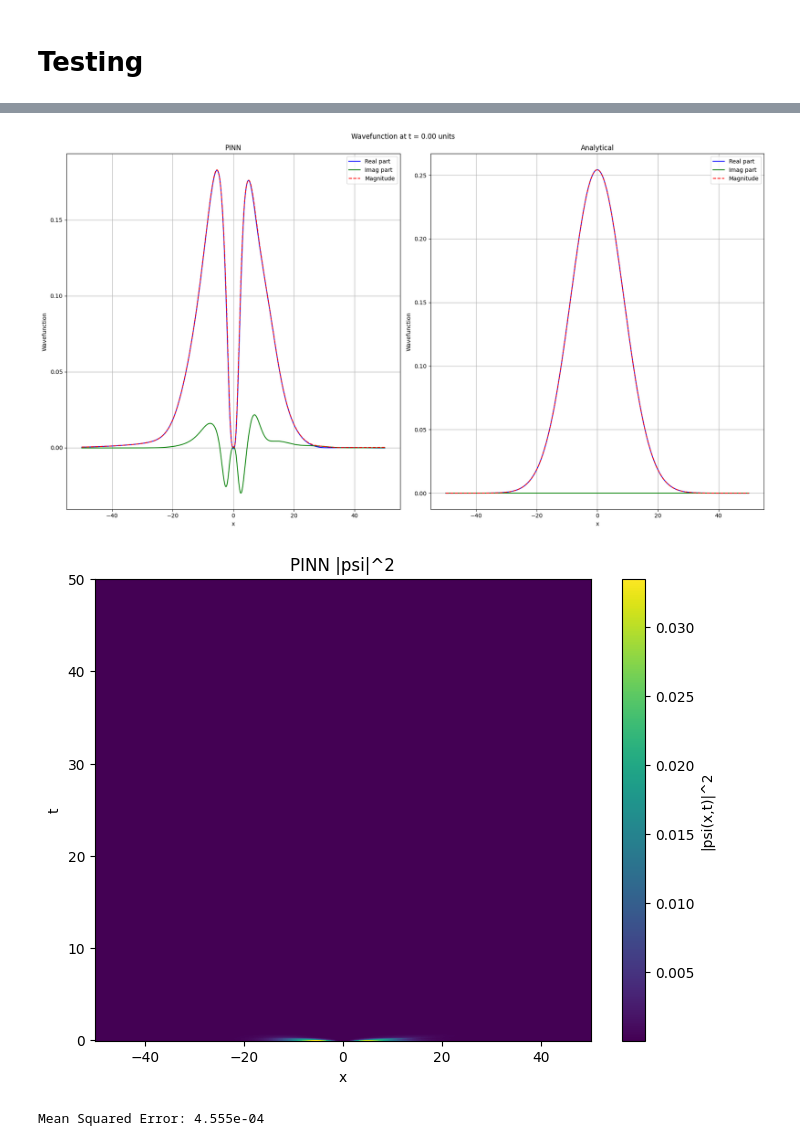
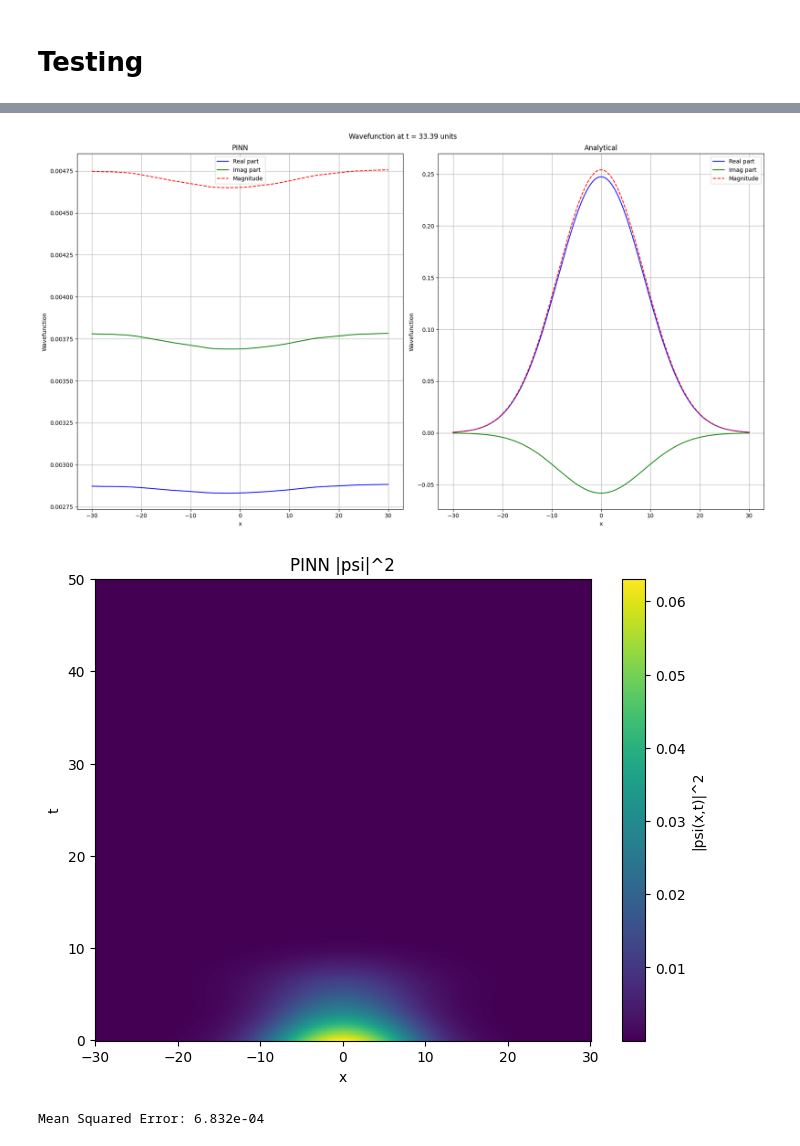
Before and after one commit to thash-jkr/Schrodinger-PINN, a Jupyter notebook: src/tdse-1e-1d.ipynb, the cells around one changed output, grey strips where cells are left out. Drawn from its saved outputs; the diff is of its cells as text; code cells hidden in the pictures.

```diff
--- a/src/tdse-1e-1d.ipynb
+++ b/src/tdse-1e-1d.ipynb
@@ -37,8 +37,8 @@ m = me
 
 omega = 1 / hbar
 
-x_min = -50 # nm
-x_max = 50 # nm
+x_min = -30 # nm
+x_max = 30 # nm
 t_min = 0 # ps
 t_max = 50 # ps
 # %%
@@ -380,7 +348,7 @@ psi_img_pinn = torch.reshape(psi_img_pinn, (Nx, Nt))
 psi_real_pinn = psi_real_pinn.detach().cpu().numpy()
 psi_img_pinn = psi_img_pinn.detach().cpu().numpy()
 # %%
-time_index = 0
+time_index = 400
 time_chosen = t_values[time_index]
 
 psi_real_slice_pinn = psi_real_pinn[:, time_index]
@@ -391,34 +359,34 @@ psi_img_slice_analytical = psi_img_analytical[:, time_index]
 
 psi_mag_slice_pinn = np.sqrt(psi_real_slice_pinn ** 2 + psi_imag_slice_pinn ** 2)
 psi_mag_slice_analytical = np.sqrt(psi_real_slice_analytical ** 2 + psi_img_slice_analytical ** 2)
 
 fig, axs = plt.subplots(1, 2, figsize=(18, 10))
 plt.suptitle(f"Wavefunction at t = {time_chosen:.2f} units")
 
 #pinn
 axs[0].plot(x_values, psi_real_slice_pinn, label='Real part', color='blue')
 axs[0].plot(x_values, psi_imag_slice_pinn, label='Imag part', color='green')
 axs[0].plot(x_values, psi_mag_slice_pinn, '--', label='Magnitude', color='red')
 axs[0].set_title(f'PINN')
 axs[0].set_xlabel('x')
 axs[0].set_ylabel('Wavefunction')
 axs[0].legend()
 axs[0].grid(True)
 
 #analytical
 axs[1].plot(x_values, psi_real_slice_analytical, label='Real part', color='blue')
 axs[1].plot(x_values, psi_img_slice_analytical, label='Imag part', color='green')
 axs[1].plot(x_values, psi_mag_slice_analytical, '--', label='Magnitude', color='red')
 axs[1].set_title(f'Analytical')
 axs[1].set_xlabel('x')
 axs[1].set_ylabel('Wavefunction')
 axs[1].legend()
 axs[1].grid(True)
 
 plt.tight_layout()
 plt.show()
 # %% [output]
-[figure, old version]
+[figure, new version]
 # %%
 plt.figure(figsize=(8, 6))
 psi_sq = psi_real_pinn ** 2 + psi_img_pinn ** 2
@@ -430,7 +398,7 @@ plt.ylabel('t')
 plt.title('PINN |psi|^2')
 plt.show()
 # %% [output]
-[figure, old version]
+[figure, new version]
 # %%
 psi_analytical_mag = psi_real_analytical ** 2 + psi_img_analytical ** 2
 psi_pinn_mag = psi_real_pinn ** 2 + psi_img_pinn ** 2
@@ -439,4 +407,4 @@ mse = (np.square(psi_analytical_mag - psi_pinn_mag)).mean()
 
 print(f"Mean Squared Error: {mse:.3e}")
 # %% [output]
-Mean Squared Error: 4.555e-04
+Mean Squared Error: 6.832e-04
```
Also changed, not shown: parts of 14 cells of this notebook, 26 other files.
